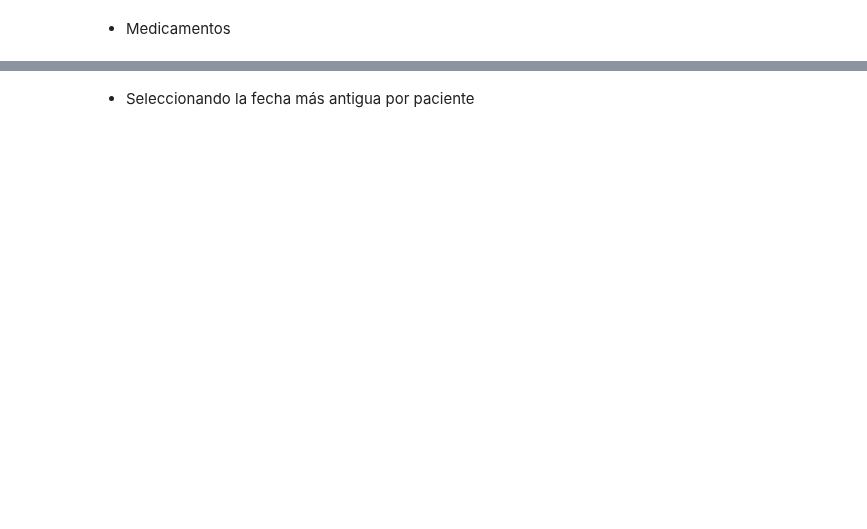
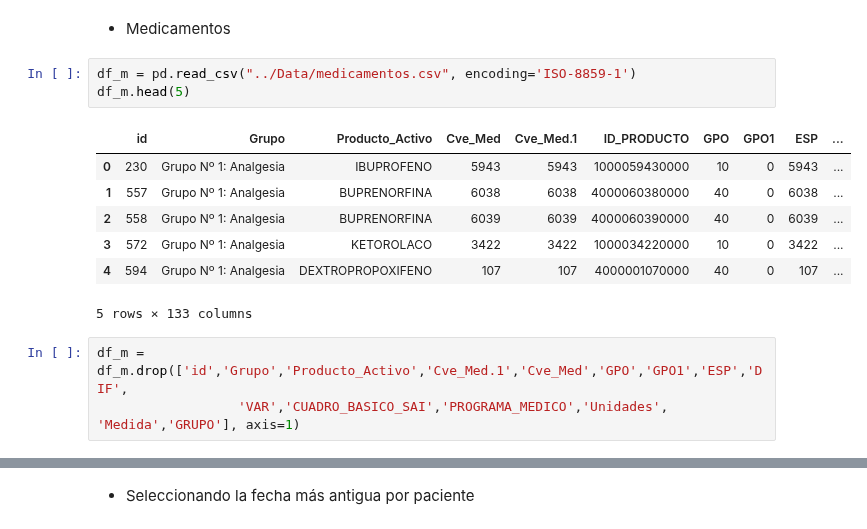
Before and after one commit to AideJGC/ProyectoDIABETIA_Estancia, a Jupyter notebook: notebooks/Feature_Engineering.ipynb, the cells around one changed output, grey strips where cells are left out. Drawn from its saved outputs; the diff is of its cells as text; blank space fills up the shorter version.

```diff
--- a/notebooks/Feature_Engineering.ipynb
+++ b/notebooks/Feature_Engineering.ipynb
@@ -83,2 +46,16 @@ df
 # %% [markdown]
 - Medicamentos
+# %%
+df_m = pd.read_csv("../Data/medicamentos.csv", encoding='ISO-8859-1')
+df_m.head(5)
+# %% [output]
+|  | id | Grupo | Producto_Activo | Cve_Med | Cve_Med.1 | ID_PRODUCTO | GPO | GPO1 | ESP | ... |
+| 0 | 230 | Grupo Nº 1: Analgesia | IBUPROFENO | 5943 | 5943 | 1000059430000 | 10 | 0 | 5943 | ... |
+| 1 | 557 | Grupo Nº 1: Analgesia | BUPRENORFINA | 6038 | 6038 | 4000060380000 | 40 | 0 | 6038 | ... |
+| 2 | 558 | Grupo Nº 1: Analgesia | BUPRENORFINA | 6039 | 6039 | 4000060390000 | 40 | 0 | 6039 | ... |
+| 3 | 572 | Grupo Nº 1: Analgesia | KETOROLACO | 3422 | 3422 | 1000034220000 | 10 | 0 | 3422 | ... |
+| 4 | 594 | Grupo Nº 1: Analgesia | DEXTROPROPOXIFENO | 107 | 107 | 4000001070000 | 40 | 0 | 107 | ... |
+5 rows × 133 columns
+# %%
+df_m = df_m.drop(['id','Grupo','Producto_Activo','Cve_Med.1','Cve_Med','GPO','GPO1','ESP','DIF',
+                  'VAR','CUADRO_BASICO_SAI','PROGRAMA_MEDICO','Unidades', 'Medida','GRUPO'], axis=1)
```
Also changed, not shown: parts of 43 cells of this notebook.
